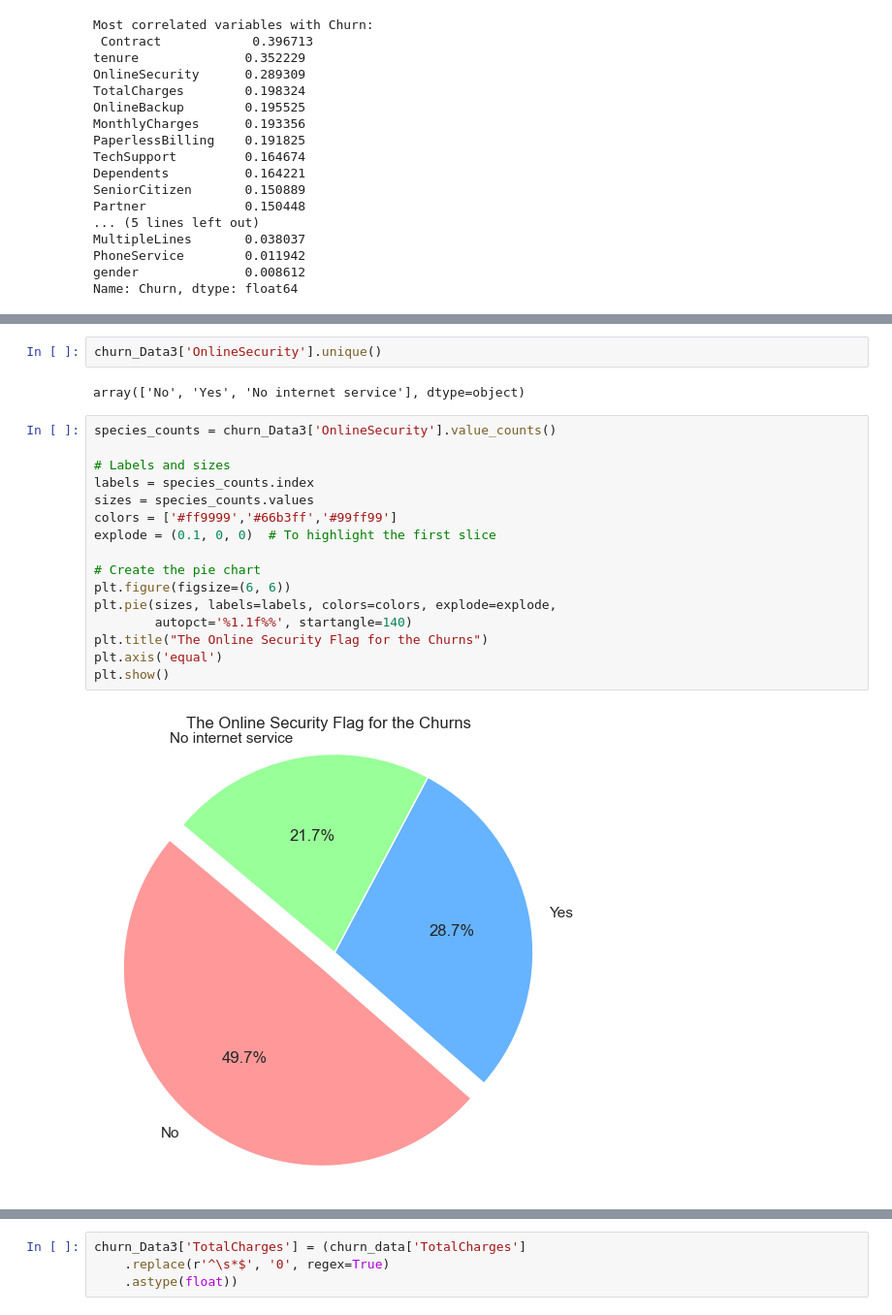
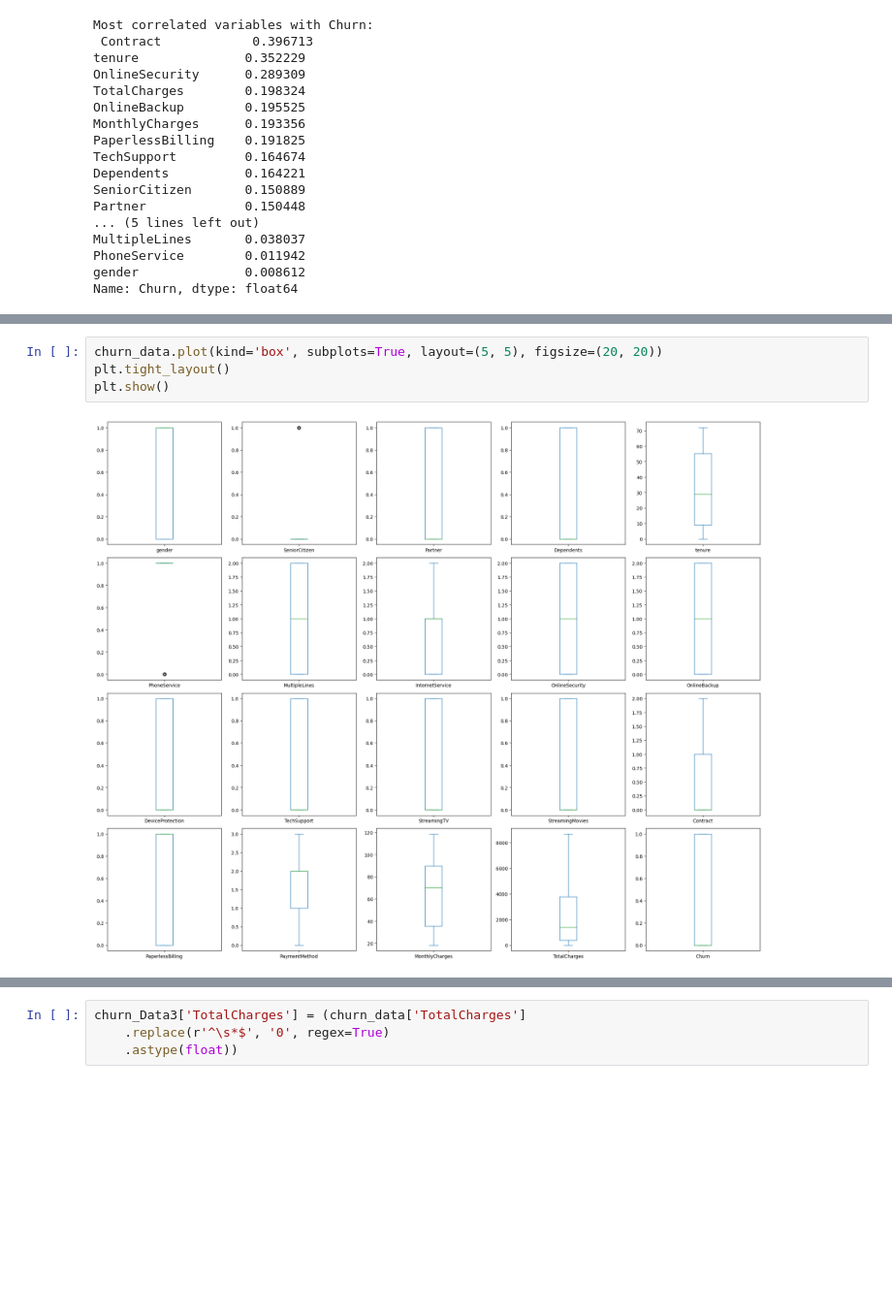
Before and after one commit to Tangirala20/Churn-Prediction, a Jupyter notebook: Churn Prediction.ipynb, the cells around one changed output, grey strips where cells are left out. Shown at 97% size. Cells and saved outputs as stored; diff of their text form; blank space fills up the shorter version.

```diff
--- a/Churn Prediction.ipynb
+++ b/Churn Prediction.ipynb
@@ -282,22 +272,6 @@ plt.show()
-# %%
-churn_Data3['OnlineSecurity'].unique()
-# %% [output]
-array(['No', 'Yes', 'No internet service'], dtype=object)
-# %%
-species_counts = churn_Data3['OnlineSecurity'].value_counts()
-
-# Labels and sizes
-labels = species_counts.index
-sizes = species_counts.values
-colors = ['#ff9999','#66b3ff','#99ff99']
-explode = (0.1, 0, 0)  # To highlight the first slice
-
-# Create the pie chart
-plt.figure(figsize=(6, 6))
-plt.pie(sizes, labels=labels, colors=colors, explode=explode,
-        autopct='%1.1f%%', startangle=140)
-plt.title("The Online Security Flag for the Churns")
-plt.axis('equal')
-plt.show()
-# %% [output]
-[figure, removed]
+# %%
+churn_data.plot(kind='box', subplots=True, layout=(5, 5), figsize=(20, 20))
+plt.tight_layout()
+plt.show()
+# %% [output]
+[figure, added]
```
Also changed, not shown: parts of 62 cells of this notebook.
